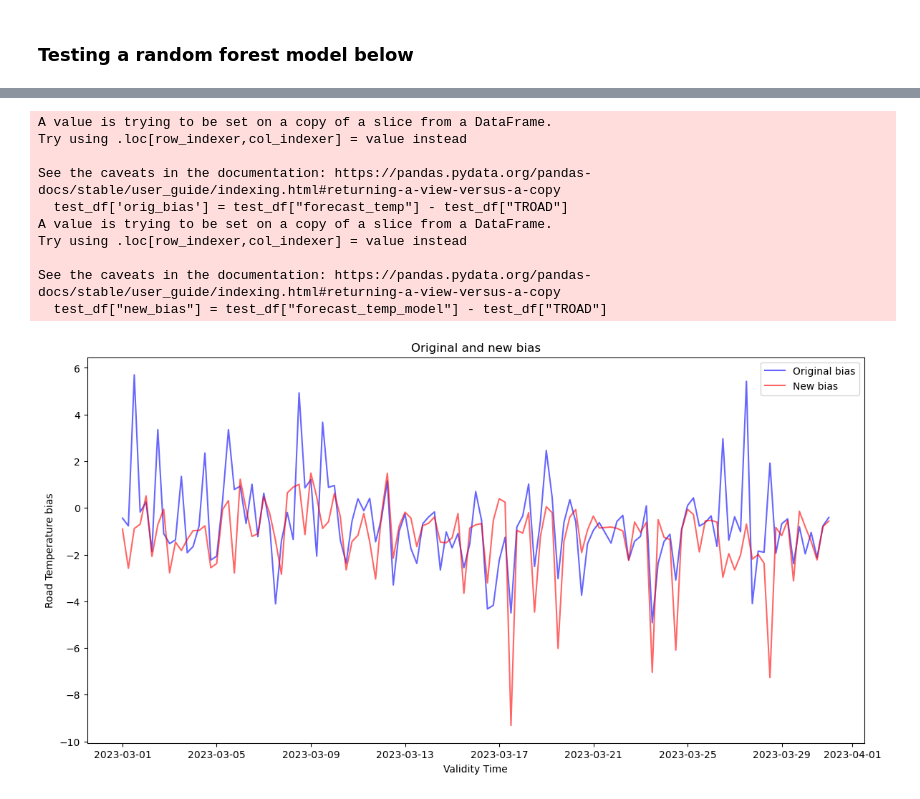
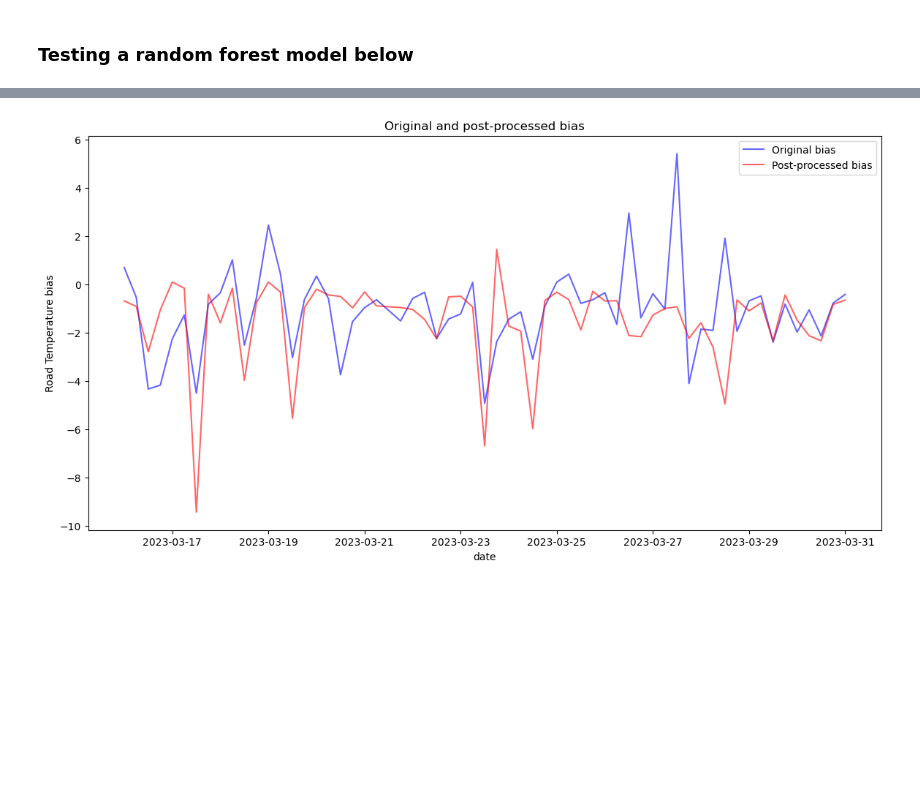
Before and after one commit to carlos9917/ml_pp, a Jupyter notebook: python/lin_rforest_with_glat_features.ipynb, the cells around one changed output, grey strips where cells are left out. Saved outputs shown, nothing was run; the diff lists cells and outputs as text; code cells hidden in the pictures; blank space fills up the shorter version.

```diff
--- a/python/lin_rforest_with_glat_features.ipynb
+++ b/python/lin_rforest_with_glat_features.ipynb
@@ -77,8 +83,10 @@ merged_df = merged_df.sort_values(by='validity_time')
 
 # Set the date range for training and testing
 
-train_end_date = datetime.strptime('2023-02-28', '%Y-%m-%d').replace(tzinfo=pytz.UTC)
-test_start_date = datetime.strptime('2023-03-01', '%Y-%m-%d').replace(tzinfo=pytz.UTC)
+train_end_date = datetime.strptime('2023-03-15', '%Y-%m-%d').replace(tzinfo=pytz.UTC)
+
+
+test_start_date = datetime.strptime('2023-03-16', '%Y-%m-%d').replace(tzinfo=pytz.UTC)
 test_end_date = datetime.strptime('2023-03-31','%Y-%m-%d').replace(tzinfo=pytz.UTC)
 #train_end_date = datetime(2024,2,28)  # End of February
 #test_start_date = datetime(2024,3,1) #'2024-03-01'  # Start of March
@@ -367,26 +358,17 @@ plt.show()
 # %%
 test_df['orig_bias'] = test_df["forecast_temp"] - test_df["TROAD"]
 test_df["new_bias"] = test_df["forecast_temp_model"] - test_df["TROAD"]
 
 # Plot TROAD and TROAD_model against validity_time
 plt.figure(figsize=(14, 7))
 plt.plot(test_df['validity_time'], test_df['orig_bias'], label='Original bias', color='blue', alpha=0.6)
-plt.plot(test_df['validity_time'], test_df['new_bias'], label='New bias', color='red', alpha=0.6)
+plt.plot(test_df['validity_time'], test_df['new_bias'], label='Post-processed bias', color='red', alpha=0.6)
 
-plt.xlabel('Validity Time')
+plt.xlabel('date')
 plt.ylabel('Road Temperature bias')
-plt.title('Original and new bias')
+plt.title('Original and post-processed bias')
+
 plt.legend()
 plt.show()
 # %% [output]
-A value is trying to be set on a copy of a slice from a DataFrame.
-Try using .loc[row_indexer,col_indexer] = value instead
-
-See the caveats in the documentation: https://pandas.pydata.org/pandas-docs/stable/user_guide/indexing.html#returning-a-view-versus-a-copy
-  test_df['orig_bias'] = test_df["forecast_temp"] - test_df["TROAD"]
-A value is trying to be set on a copy of a slice from a DataFrame.
-Try using .loc[row_indexer,col_indexer] = value instead
-
-See the caveats in the documentation: https://pandas.pydata.org/pandas-docs/stable/user_guide/indexing.html#returning-a-view-versus-a-copy
-  test_df["new_bias"] = test_df["forecast_temp_model"] - test_df["TROAD"]
-[figure, old version]
+[figure, new version]
```
Also changed, not shown: parts of 14 cells of this notebook.
